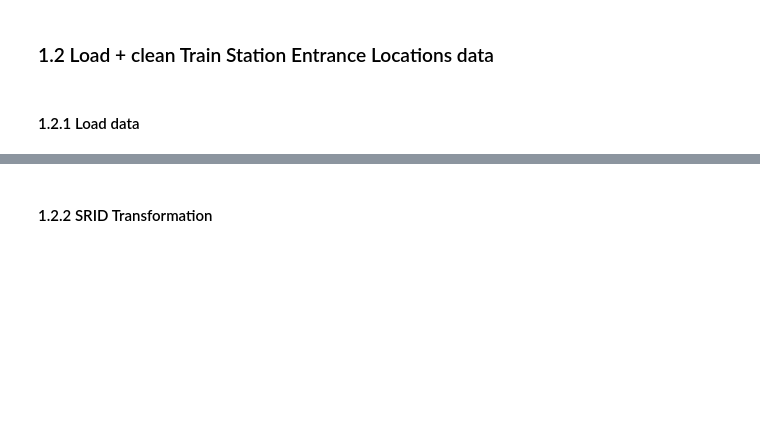
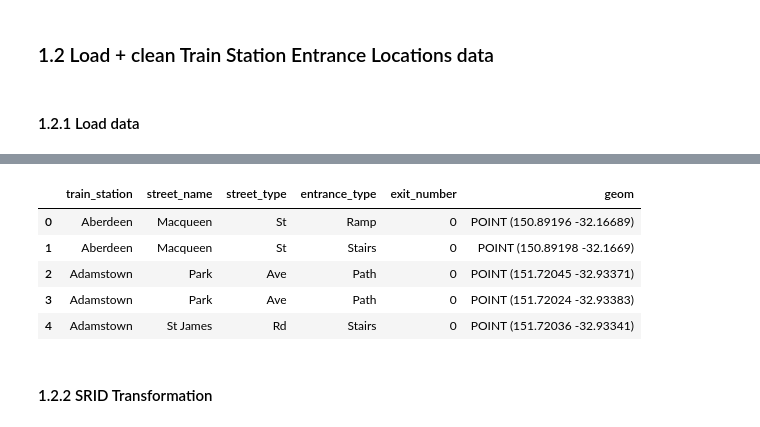
Before and after one commit to marydao21/2025-Winter-Data-Analysis-Challenge, a Jupyter notebook: Sydney Public Transport Analysis.ipynb, the cells around one changed output, grey strips where cells are left out. Drawn from its saved outputs; the diff is of its cells as text; code cells hidden in the pictures; blank space fills up the shorter version.

```diff
--- a/Sydney Public Transport Analysis.ipynb
+++ b/Sydney Public Transport Analysis.ipynb
@@ -219,7 +263,14 @@ entrance_loc.head(5)
 # %%
-entrance_loc['geom'] = gpd.points_from_xy(entrance_loc.LONG, entrance_loc.LAT)      # creating the geometry column
-entrance_loc = entrance_loc.drop(columns = ['LONG', 'LAT'])        # removing the old latitude/longitude fields
+entrance_loc['geom'] = gpd.points_from_xy(entrance_loc.long, entrance_loc.lat)      # creating the geometry column
+entrance_loc = entrance_loc.drop(columns = ['long', 'lat'])        # removing the old latitude/longitude fields
 entrance_loc.head(5)
+# %% [output]
+|  | train_station | street_name | street_type | entrance_type | exit_number | geom |
+| 0 | Aberdeen | Macqueen | St | Ramp | 0 | POINT (150.89196 -32.16689) |
+| 1 | Aberdeen | Macqueen | St | Stairs | 0 | POINT (150.89198 -32.1669) |
+| 2 | Adamstown | Park | Ave | Path | 0 | POINT (151.72045 -32.93371) |
+| 3 | Adamstown | Park | Ave | Path | 0 | POINT (151.72024 -32.93383) |
+| 4 | Adamstown | St James | Rd | Stairs | 0 | POINT (151.72036 -32.93341) |
 # %% [markdown]
 #### 1.2.2 SRID Transformation
 # %%
```
Also changed, not shown: parts of 26 cells of this notebook.
